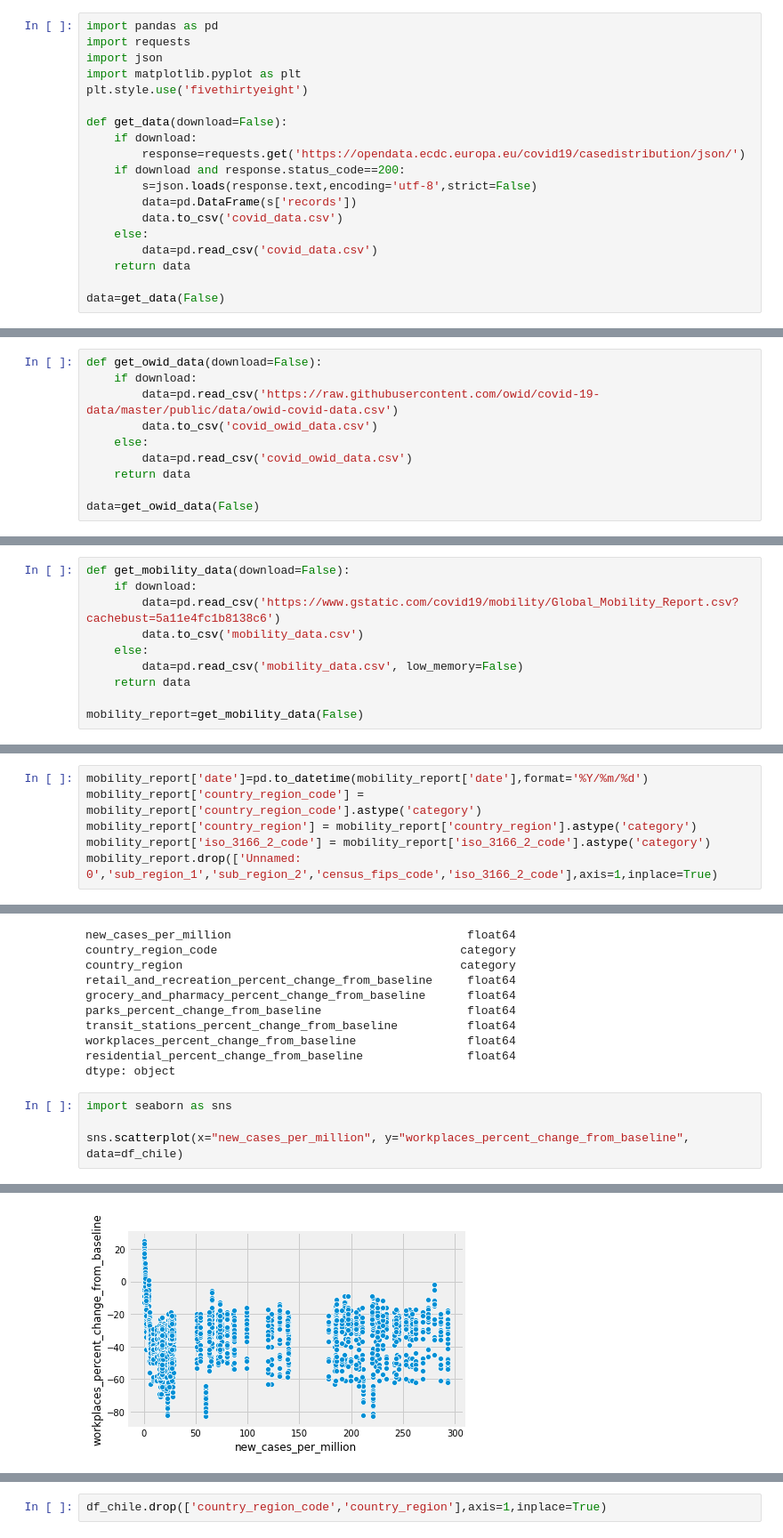
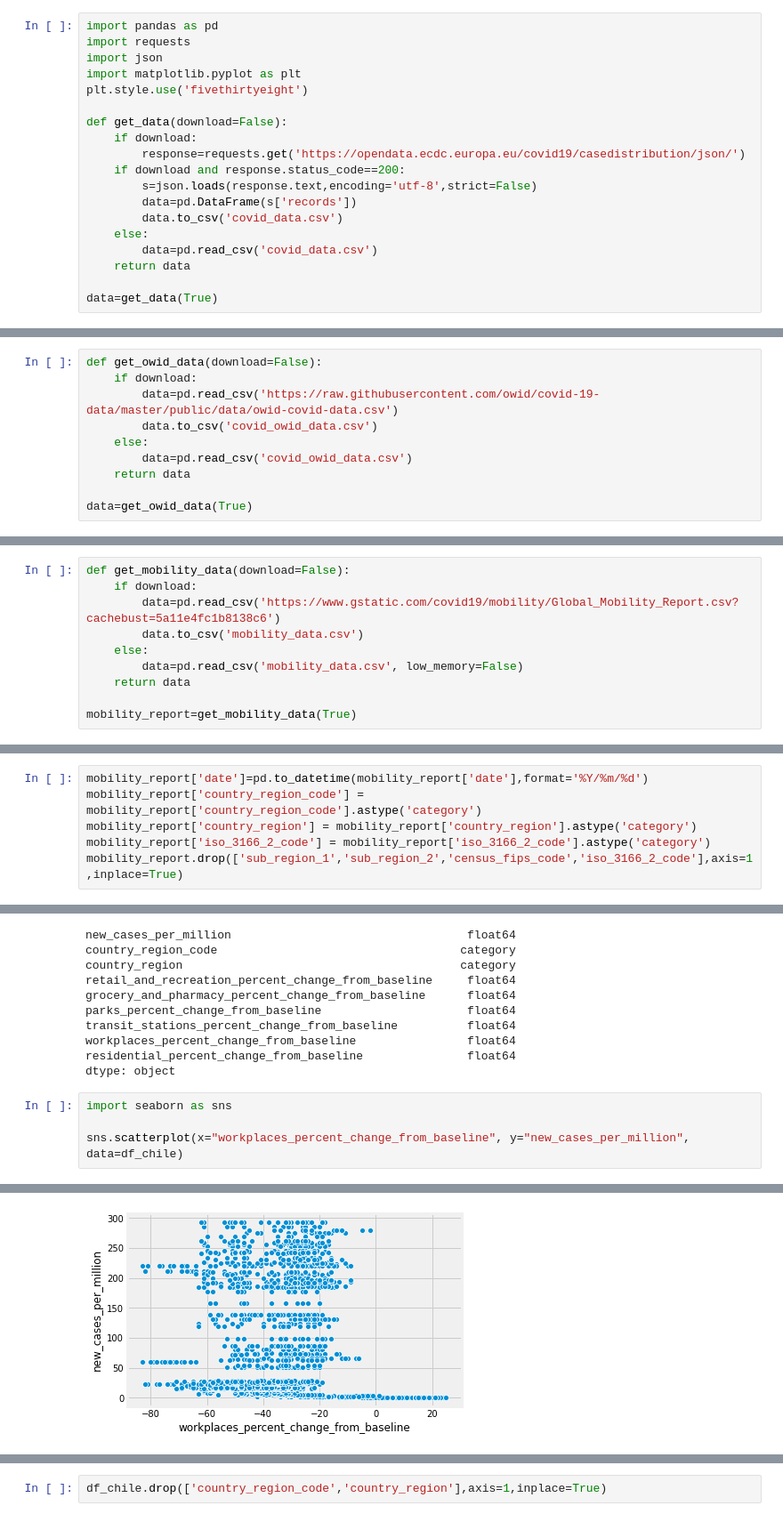
Before and after one commit to sherna90/mineria_datos, a Jupyter notebook: 2.-feature_engineering.ipynb, the cells around one changed output, grey strips where cells are left out. Shown at 89% size. Cells and saved outputs as stored; diff of their text form.

```diff
--- a/2.-feature_engineering.ipynb
+++ b/2.-feature_engineering.ipynb
@@ -18,7 +18,7 @@ def get_data(download=False):
         data=pd.read_csv('covid_data.csv')
     return data
 
-data=get_data(False)
+data=get_data(True)
 # %%
 data['dateRep']=pd.to_datetime(data['dateRep'],dayfirst=True)
 data['countriesAndTerritories'] = data['countriesAndTerritories'].astype('category')
@@ -155,7 +186,7 @@ def get_owid_data(download=False):
         data=pd.read_csv('covid_owid_data.csv')
     return data
 
-data=get_owid_data(False)
+data=get_owid_data(True)
 # %%
 data.head()
 # %% [output]
@@ -213,7 +243,7 @@ def get_mobility_data(download=False):
         data=pd.read_csv('mobility_data.csv', low_memory=False)
     return data
 
-mobility_report=get_mobility_data(False)
+mobility_report=get_mobility_data(True)
 # %%
 mobility_report.dtypes
 # %% [output]
@@ -237,7 +266,7 @@ mobility_report['date']=pd.to_datetime(mobility_report['date'],format='%Y/%m/%d'
 mobility_report['country_region_code'] = mobility_report['country_region_code'].astype('category')
 mobility_report['country_region'] = mobility_report['country_region'].astype('category')
 mobility_report['iso_3166_2_code'] = mobility_report['iso_3166_2_code'].astype('category')
-mobility_report.drop(['Unnamed: 0','sub_region_1','sub_region_2','census_fips_code','iso_3166_2_code'],axis=1,inplace=True)
+mobility_report.drop(['sub_region_1','sub_region_2','census_fips_code','iso_3166_2_code'],axis=1,inplace=True)
 # %%
 mobility_chile=mobility_report.loc[mobility_report.country_region=='Chile'].copy()
 mobility_chile.set_index('date',inplace=True)
@@ -262,7 +303,7 @@ dtype: object
 # %%
 import seaborn as sns
 
-sns.scatterplot(x="new_cases_per_million", y="workplaces_percent_change_from_baseline", data=df_chile)
+sns.scatterplot(x="workplaces_percent_change_from_baseline", y="new_cases_per_million", data=df_chile)
 # %% [output]
 <matplotlib.axes._subplots.AxesSubplot at 0x...>
-[figure, old version]
+[figure, new version]
```
Also changed, not shown: parts of 33 cells of this notebook.
